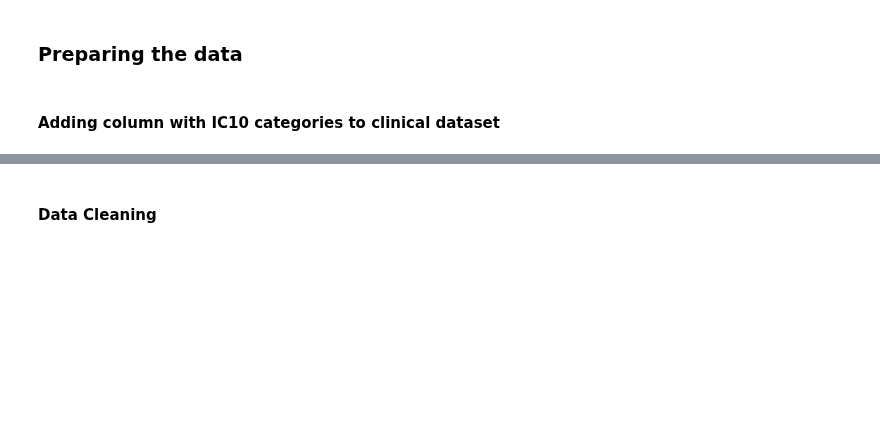
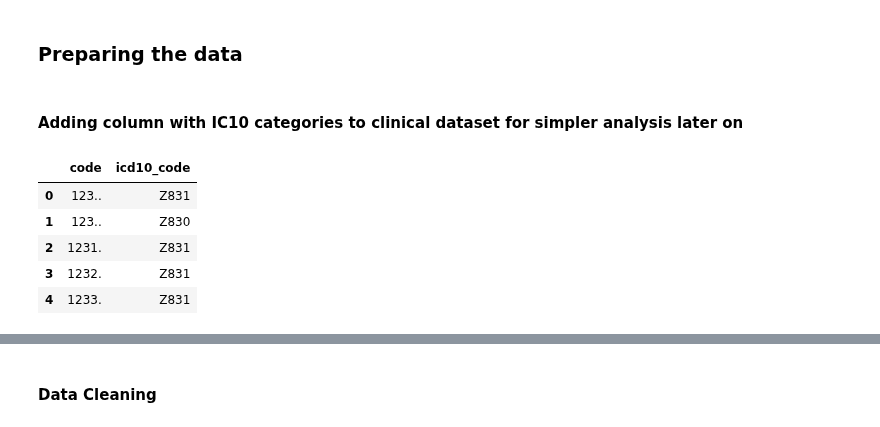
Before and after one commit to MonicaMueller/big-data-final-project, a Jupyter notebook: Project_vaccine_comorbidities.ipynb, the cells around one changed output, grey strips where cells are left out. Saved outputs shown, nothing was run; the diff lists cells and outputs as text; code cells hidden in the pictures; blank space fills up the shorter version.

```diff
--- a/Project_vaccine_comorbidities.ipynb
+++ b/Project_vaccine_comorbidities.ipynb
@@ -117,4 +117,4 @@ number of subjects in samplescripts:  51104
 # %% [markdown]
 ### Preparing the data
 # %% [markdown]
-#### Adding column with IC10 categories to clinical dataset
+#### Adding column with IC10 categories to clinical dataset for simpler analysis later on
@@ -122,0 +121,13 @@ number of subjects in samplescripts:  51104
+# %%
+# create a reduced dataset for merging with the clinical dataset
+GPic10_red =  GPic10[['read_code', 'icd10_code']]
+# rename to merge ont he ctv3 column with the clinical dataset
+GPic10_red = GPic10_red.rename(columns = {'read_code':'code'})
+GPic10_red.head()
+# %% [output]
+|  | code | icd10_code |
+| 0 | 123.. | Z831 |
+| 1 | 123.. | Z830 |
+| 2 | 1231. | Z831 |
+| 3 | 1232. | Z831 |
+| 4 | 1233. | Z831 |
```
Also changed, not shown: parts of 3 cells of this notebook.
